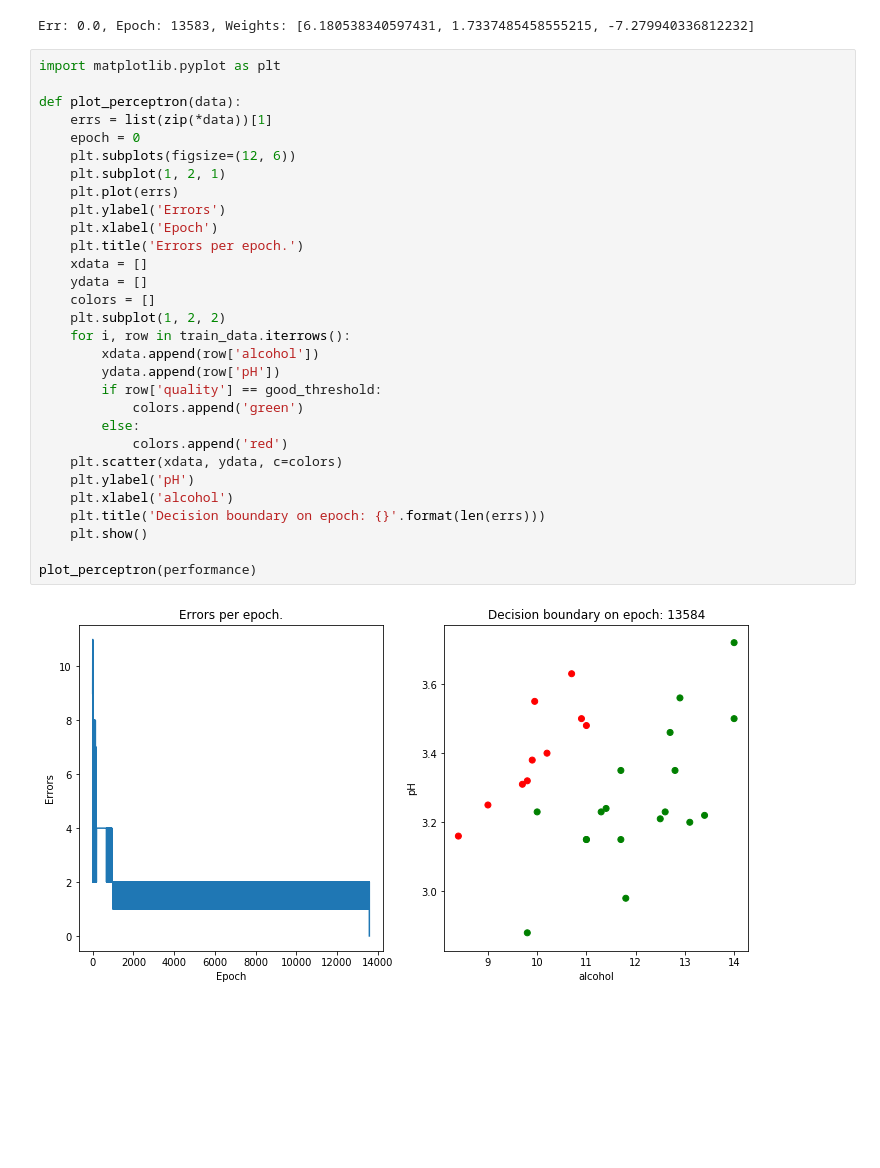
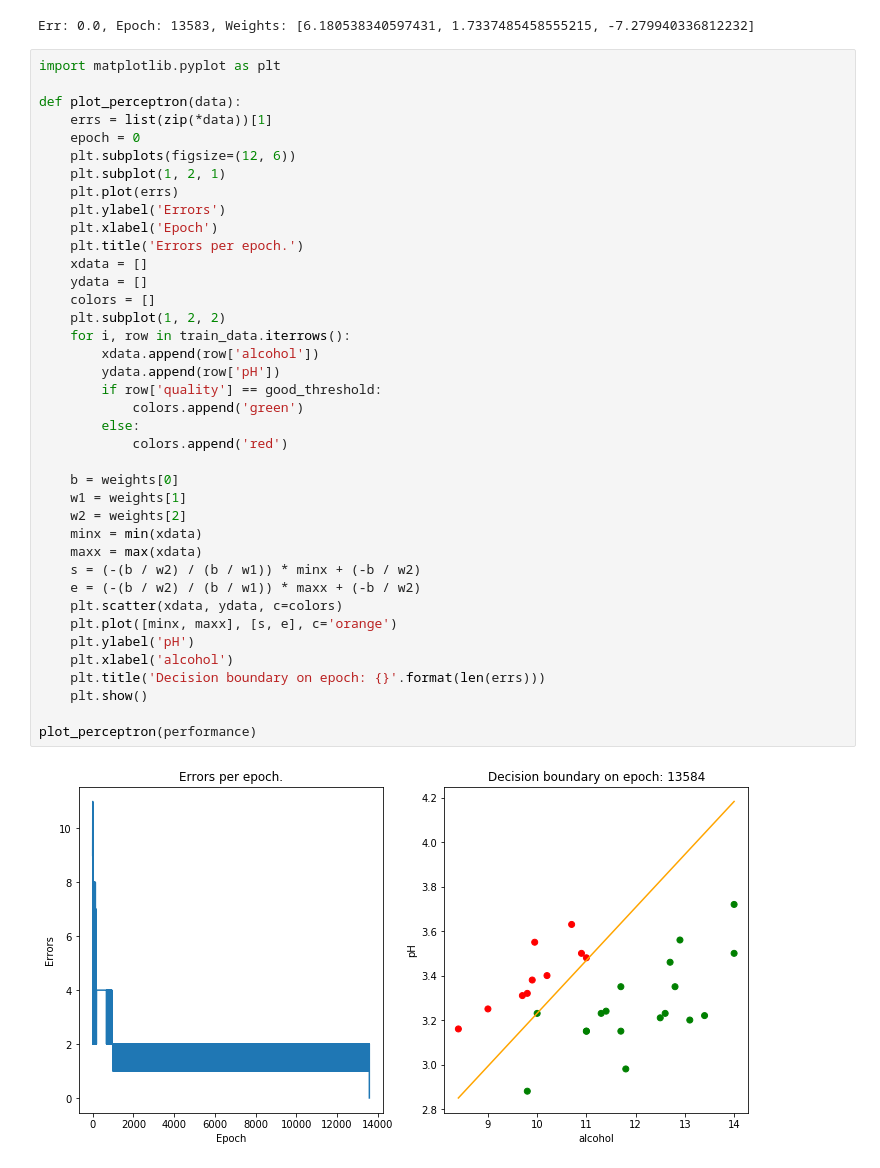
Before and after one commit to ZacheryFaria/ft_sommelier, a Jupyter notebook: ft_sommelier.ipynb, the cells around one changed output. Drawn from its saved outputs; the diff is of its cells as text; blank space fills up the shorter version.

```diff
--- a/ft_sommelier.ipynb
+++ b/ft_sommelier.ipynb
@@ -172,31 +172,40 @@ Err: 0.0, Epoch: 13583, Weights: [6.180538340597431, 1.7337485458555215, -7.2799
 import matplotlib.pyplot as plt
 
 def plot_perceptron(data):
     errs = list(zip(*data))[1]
     epoch = 0
     plt.subplots(figsize=(12, 6))
     plt.subplot(1, 2, 1)
     plt.plot(errs)
     plt.ylabel('Errors')
     plt.xlabel('Epoch')
     plt.title('Errors per epoch.')
     xdata = []
     ydata = []
     colors = []
     plt.subplot(1, 2, 2)
     for i, row in train_data.iterrows():
         xdata.append(row['alcohol'])
         ydata.append(row['pH'])
         if row['quality'] == good_threshold:
             colors.append('green')
         else:
             colors.append('red')
+
+    b = weights[0]
+    w1 = weights[1]
+    w2 = weights[2]
+    minx = min(xdata)
+    maxx = max(xdata)
+    s = (-(b / w2) / (b / w1)) * minx + (-b / w2)
+    e = (-(b / w2) / (b / w1)) * maxx + (-b / w2)
     plt.scatter(xdata, ydata, c=colors)
+    plt.plot([minx, maxx], [s, e], c='orange')
     plt.ylabel('pH')
     plt.xlabel('alcohol')
     plt.title('Decision boundary on epoch: {}'.format(len(errs)))
     plt.show()
 
 plot_perceptron(performance)
 # %% [output]
-[figure, old version]
+[figure, new version]
```
